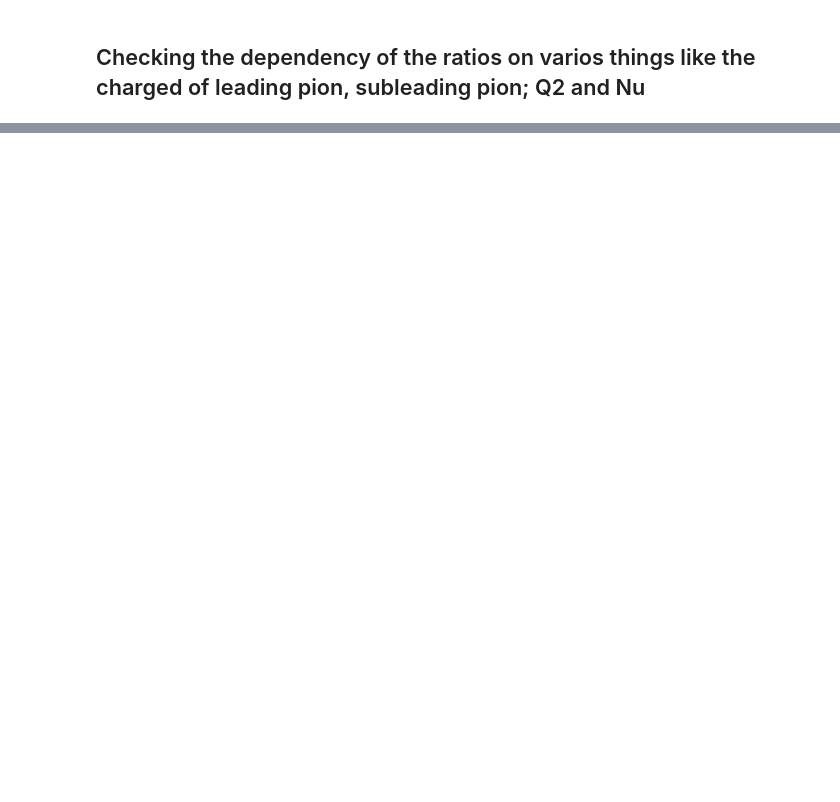
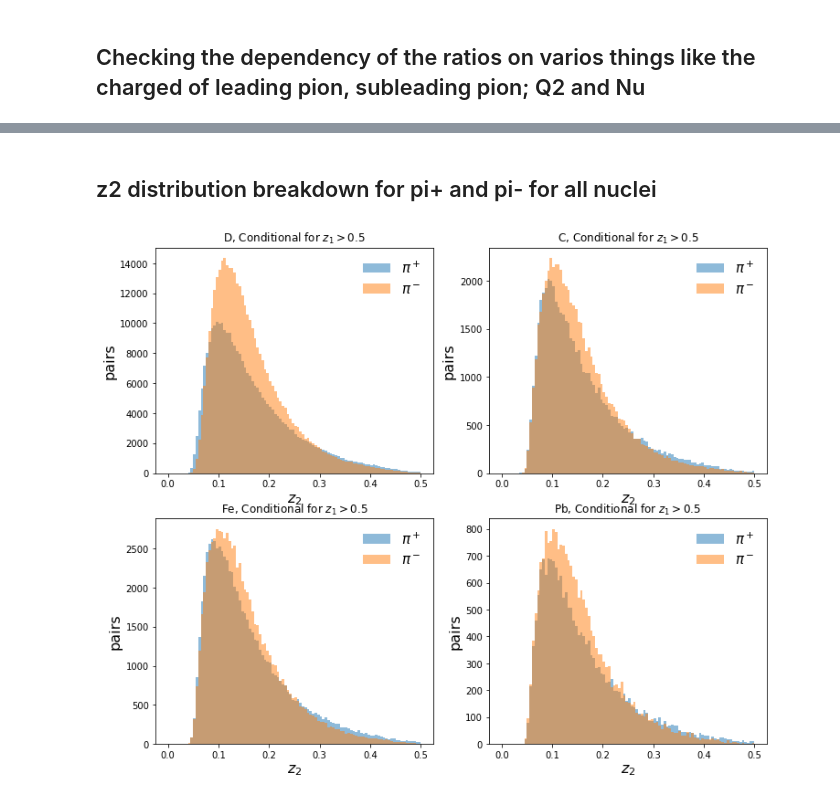
Before and after one commit to miguelignacio/eg2dihadron, a Jupyter notebook: EG2_2picorrelations.ipynb, the cells around one changed output, grey strips where cells are left out. Cells and saved outputs as stored; diff of their text form; code cells hidden in the pictures; blank space fills up the shorter version.

```diff
--- a/EG2_2picorrelations.ipynb
+++ b/EG2_2picorrelations.ipynb
@@ -935,7 +926,7 @@ for j, asso_bin in enumerate(asso_bins):
         if( minimum_numberofpairs>20):
             axs[j,i].plot(corr_D.hmass_x,corr_D.hmass,label='D')
             #axs[j,i].fill(corr_C.hmass_x,corr_C.hmass_mix,label='C (mix)',alpha=0.4)
-            axs[j,i].fill(corr_Fe.hmass_x,corr_Fe.hmass_mix,label='Fe (mix)',alpha=0.4)
+            #axs[j,i].fill(corr_Fe.hmass_x,corr_Fe.hmass_mix,label='Fe (mix)',alpha=0.4)
 
             axs[j,i].plot(corr_C.hmass_x,corr_C.hmass,label='C')
             axs[j,i].plot(corr_Fe.hmass_x,corr_Fe.hmass,label='Fe')
@@ -955,7 +946,7 @@ plt.savefig('Mass_2D_z1z2.png')
 ## 2D t distribution vs z1+z2 and z1
 # %%
 fig, axs = plt.subplots(4, 4,sharex=True, sharey=True, figsize=(12,10), gridspec_kw={'hspace': 0, 'wspace':0})
-Edges = [0.4, 0.5,0.6,0.7,1.0]
+Edges = [0.5,0.6,0.7,1.0]
 #Edges = [ -0.5,-0.2, 0.2, 0.5,1.0]
 bins = [(x, y) for (x, y) in zip(Edges[:-1], Edges[1:])]
 asso_Edges = [0.5,0.55, 0.65,0.70,1.0]
@@ -1223,0 +1171,18 @@ plt.savefig('rapidity_Correlations.png')
+# %% [markdown]
+## z2 distribution breakdown for pi+ and pi- for all nuclei
+# %%
+fig = plt.figure( figsize=(12, 10))
+
+for i, target in enumerate(['D','C','Fe','Pb']):
+    plt.subplot(2,2,i+1)
+    plt.hist(df[target].query('z>0.5 and pid_asso>0')['z_asso'], bins=100,range =(0,0.5),label='$\pi^+$',alpha=0.5)
+    plt.hist(df[target].query('z>0.5 and pid_asso<0')['z_asso'], bins=100,range =(0,0.5),label='$\pi^-$',alpha=0.5)
+
+    plt.title('%s, Conditional for $z_{1}>0.5$'%target)
+    plt.ylabel('pairs',fontsize=16)
+    plt.xlabel('$z_{2}$',fontsize=16)
+    plt.legend(frameon=False)
+
+plt.savefig('ConditionalDistribution_z2_BothPions.png')
+# %% [output]
+[figure, added]
```
Also changed, not shown: parts of 33 cells of this notebook, 1 other file.
